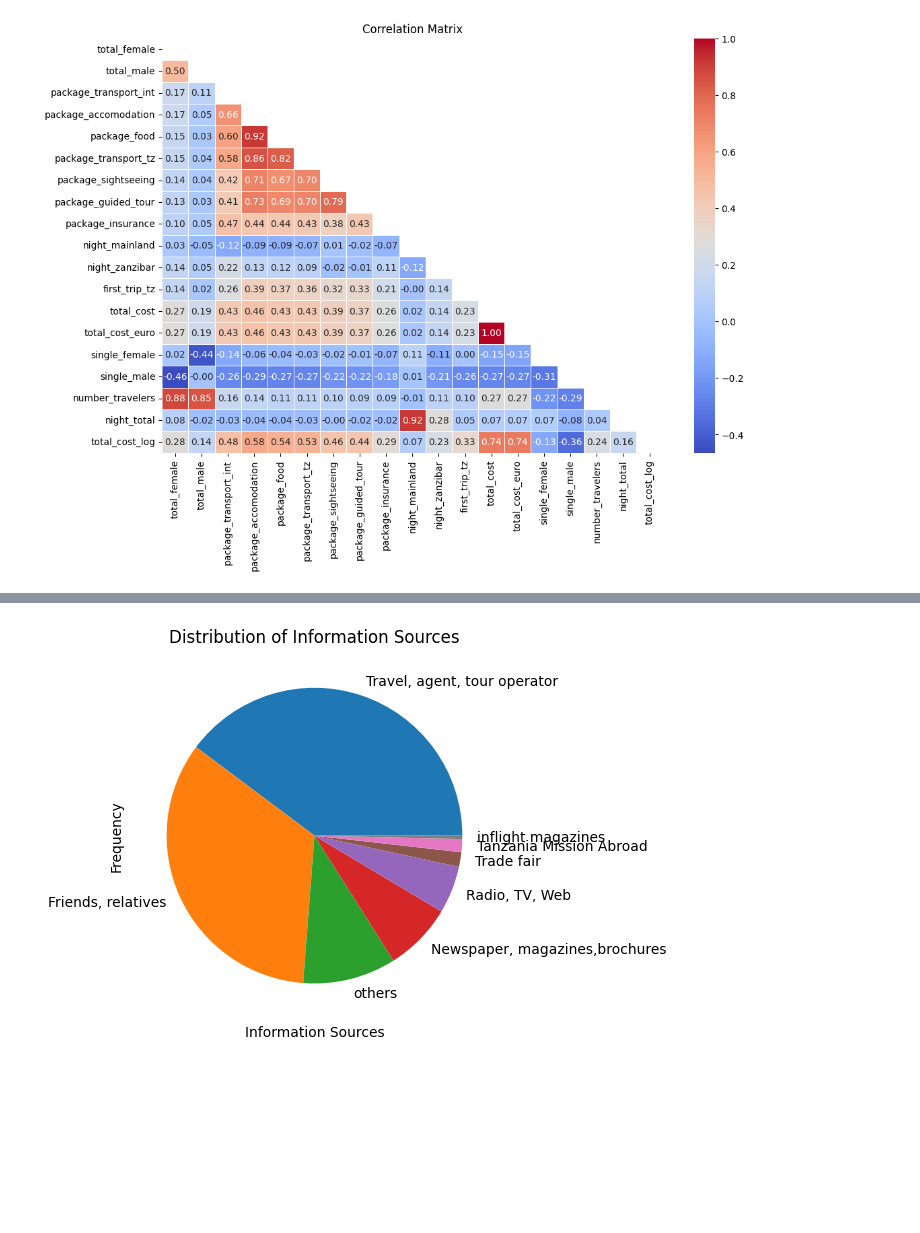
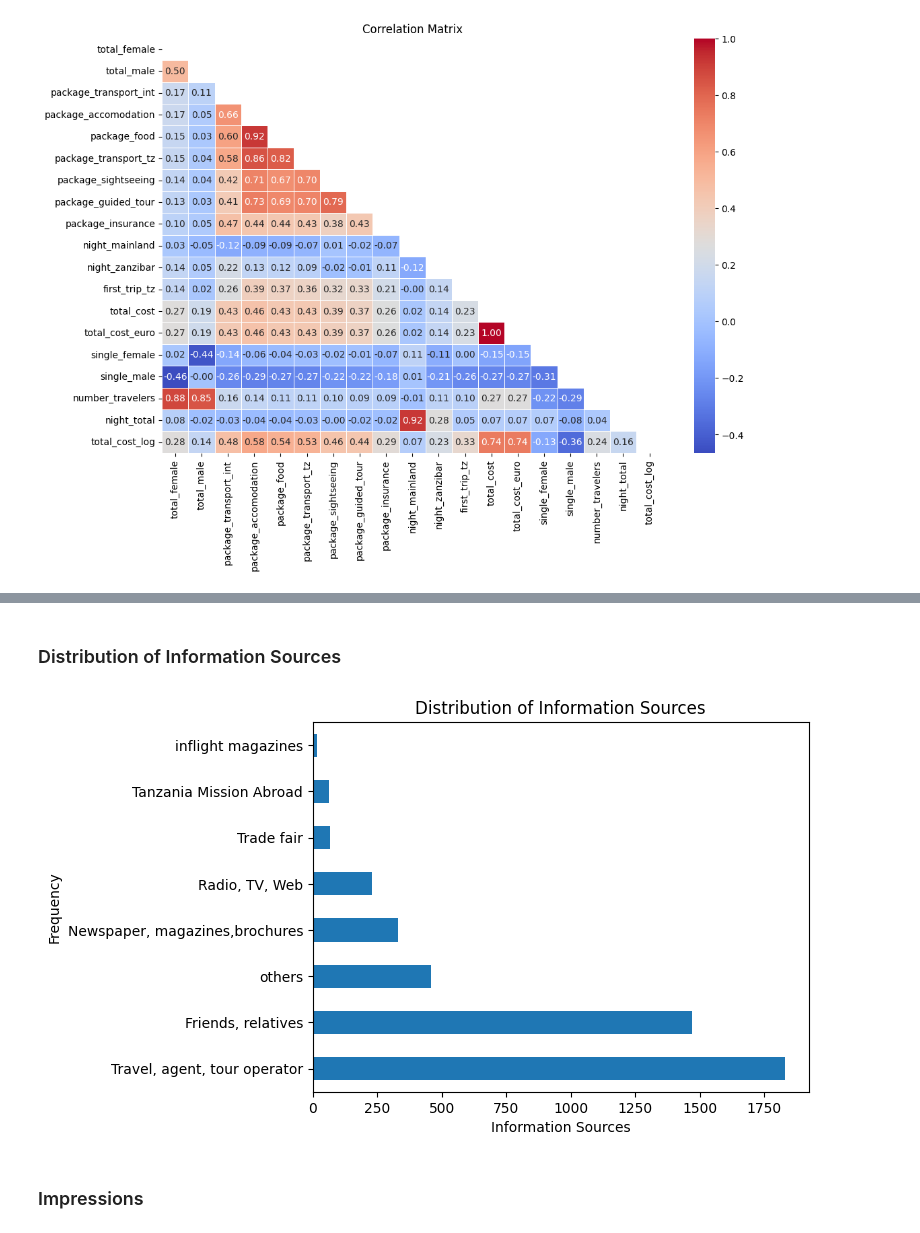
Before and after one commit to ismileusmilenot/ds-tourism-project, a Jupyter notebook: 1_EDA.ipynb, the cells around one changed output, grey strips where cells are left out. Cells and saved outputs as stored; diff of their text form; code cells hidden in the pictures; blank space fills up the shorter version.

```diff
--- a/1_EDA.ipynb
+++ b/1_EDA.ipynb
@@ -97,3 +99,16 @@ We can see that the average spending is about 3000 Euros.
+# %%
+country_replacements = {
+    "SWIZERLAND": "SWITZERLAND",
+    "BURGARIA":   "BULGARIA",
+    "MALT":       "MALTA",
+    "DRC":        "DEMOCRATIC REPUBLIC OF THE CONGO",
+    "SCOTLAND":   "UNITED KINGDOM",
+    "UAE":        "UNITED ARAB EMIRATES",
+    "PHILIPINES": "PHILIPPINES",
+    "DJIBOUT":    "DJIBOUTI",
+    "MORROCO":    "MOROCCO"
+}
+df_train.country = df_train.country.replace(country_replacements)
 # %% [markdown]
 ### Convert Float columns to Integer
 # %%
@@ -288,6 +288,0 @@ df_train.to_csv('data/savegame.csv', index=False)
-# %%
-# scale the cost
-df_train['total_cost_log'] = np.log1p(df_train['total_cost'])
-
-y = df_train['total_cost_log']
-X = df_train.drop('total_cost', axis=1)
@@ -345,7 +380,11 @@ plt.ylabel("Frequency");
+# %% [markdown]
+### Distribution of Information Sources
 # %%
-df_train['info_source'].value_counts().plot(kind='pie')
+df_train['info_source'].value_counts().plot(kind='barh')
 plt.title("Distribution of Information Sources")
 plt.xlabel("Information Sources")
 plt.ylabel("Frequency");
 # %% [output]
-[figure, old version]
+[figure, new version]
+# %% [markdown]
+### Impressions
```
Also changed, not shown: parts of 46 cells of this notebook.
